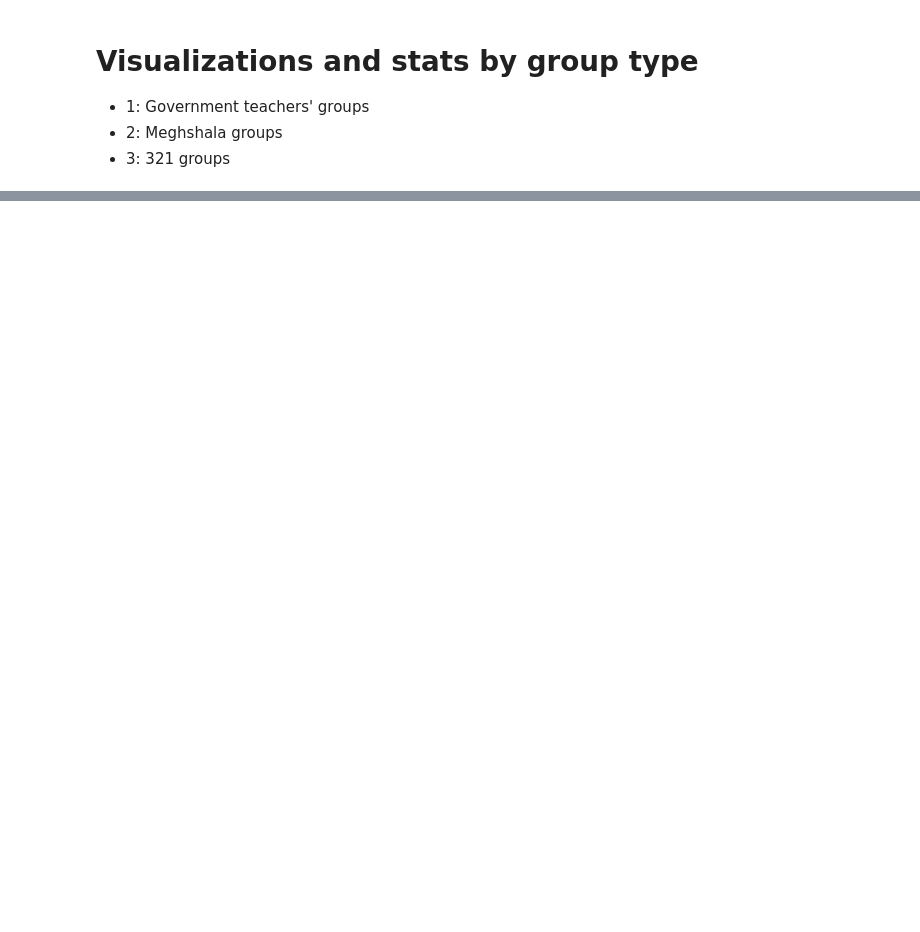
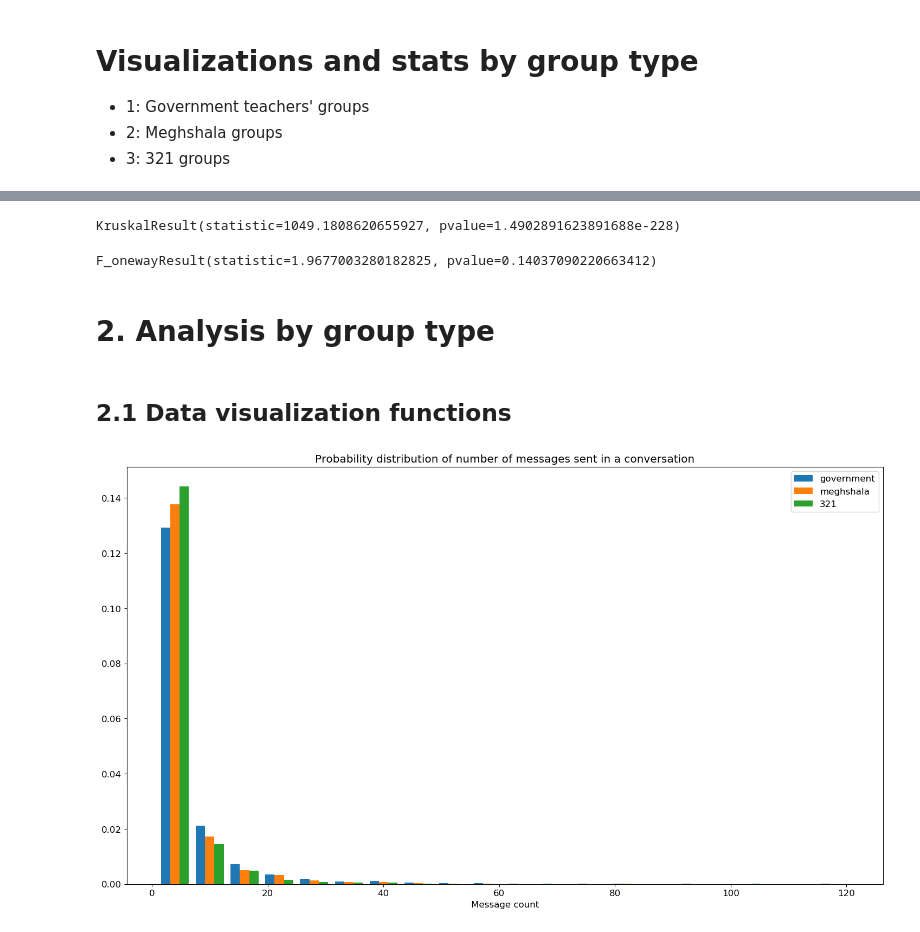
Before and after one commit to noelkonagai/specialization_project, a Jupyter notebook: code/chkpt3_visualization.ipynb, the cells around one changed output, grey strips where cells are left out. Drawn from its saved outputs; the diff is of its cells as text; code cells hidden in the pictures; blank space fills up the shorter version.

```diff
--- a/code/chkpt3_visualization.ipynb
+++ b/code/chkpt3_visualization.ipynb
@@ -134,3 +36,0 @@ F_onewayResult(statistic=682.9092104790501, pvalue=6.615775582323556e-283)
-# %%
-df = pd.read_csv("../data/chkpt3/master_dfname.csv", index_col = 0)
-df.head(5)
@@ -178,25 +36,0 @@ plot_message_count_distribution(80, bins = 50)
-# %%
-def plot_normalized_message_count_distribution(length, bins = 25):
-
-    df = import_length_df(length)
-    min_max_scaler = preprocessing.MinMaxScaler()
-
-    plt.rcParams["figure.figsize"] = [14, 7]
-    plt.rcParams["font.size"] = 12
-
-    series_1 = df[df.group_type == 1].message_count.values.reshape(-1, 1)
-    series_2 = df[df.group_type == 2].message_count.values.reshape(-1, 1)
-    series_3 = df[df.group_type == 3].message_count.values.reshape(-1, 1)
-
-#     series_1 = min_max_scaler.fit_transform(series_1)
-#     series_2 = min_max_scaler.fit_transform(series_2)
-#     series_3 = min_max_scaler.fit_transform(series_3)
-
-    plt.hist(np.log(series_1), bins = bins)
-    plt.hist(np.log(series_2), bins = bins)
-    plt.hist(np.log(series_3), bins = bins)
-
-    plt.title("Distribution of message counts in a given conversation across the three groups")
-    plt.legend(["government","meghshala", '321'])
-
-    plt.xlabel("Message Count")
@@ -206,0 +100,12 @@ plot_normalized_message_count_distribution(80, 50)
+# %%
+stats.kruskal(msg_gov.str.len(),
+              msg_meg.str.len(),
+              msg_tto.str.len())
+# %% [output]
+KruskalResult(statistic=1049.1808620655927, pvalue=1.4902891623891688e-228)
+# %%
+stats.f_oneway(np.log(gov_list),
+              np.log(meg_list),
+              np.log(tto_list))
+# %% [output]
+F_onewayResult(statistic=1.9677003280182825, pvalue=0.14037090220663412)
@@ -206,0 +115,8 @@ plot_normalized_message_count_distribution(80, 50)
+# %% [markdown]
+# 2. Analysis by group type
+# %%
+'''Fill the values below'''
+parameter = 'time' #time or length
+value = 60
+# %% [markdown]
+## 2.1 Data visualization functions
@@ -206,0 +238,4 @@ plot_normalized_message_count_distribution(80, 50)
+# %%
+plot_normalized_message_count_distribution(parameter, value)
+# %% [output]
+[figure, added]
```
Also changed, not shown: parts of 34 cells of this notebook, 55 other files.
